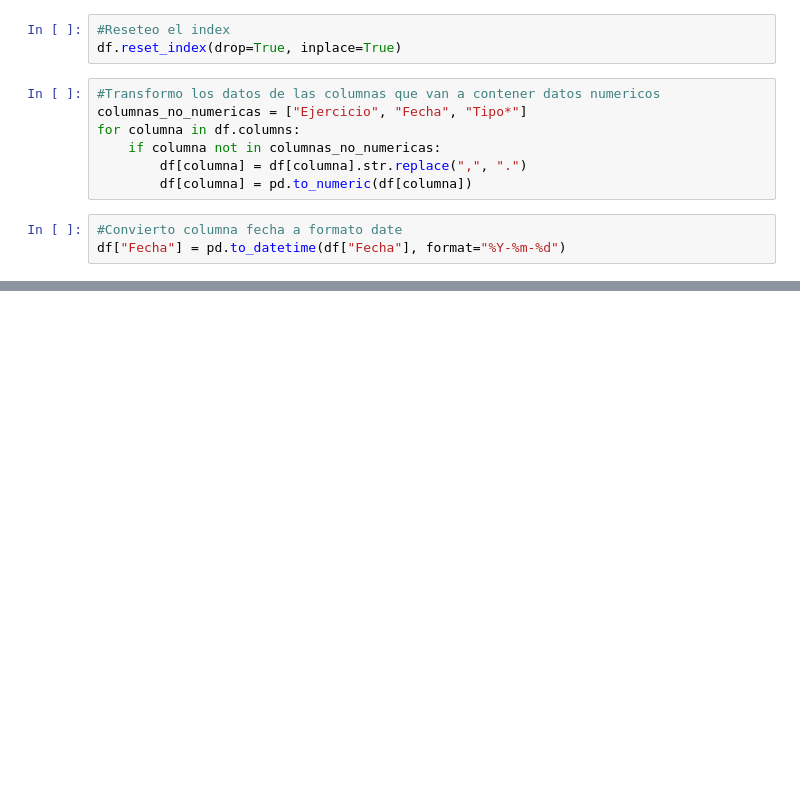
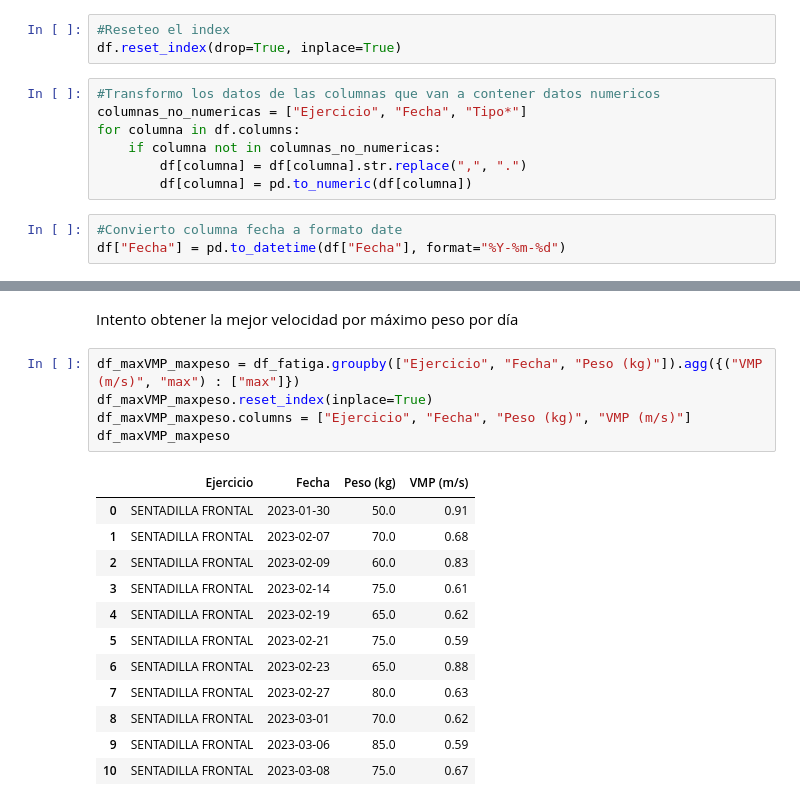
Before and after one commit to Yermanama/Analisis-Datos-Entreno, a Jupyter notebook: proyectoapp/transformacion_data_vitruve.ipynb, the cells around one changed output, grey strips where cells are left out. Saved outputs shown, nothing was run; the diff lists cells and outputs as text; blank space fills up the shorter version.

```diff
--- a/proyectoapp/transformacion_data_vitruve.ipynb
+++ b/proyectoapp/transformacion_data_vitruve.ipynb
@@ -149,3 +137,23 @@ df_fatiga
+# %% [markdown]
+Intento obtener la mejor velocidad por máximo peso por día
+# %%
+df_maxVMP_maxpeso = df_fatiga.groupby(["Ejercicio", "Fecha", "Peso (kg)"]).agg({("VMP (m/s)", "max") : ["max"]})
+df_maxVMP_maxpeso.reset_index(inplace=True)
+df_maxVMP_maxpeso.columns = ["Ejercicio", "Fecha", "Peso (kg)", "VMP (m/s)"]
+df_maxVMP_maxpeso
+# %% [output]
+|  | Ejercicio | Fecha | Peso (kg) | VMP (m/s) |
+| 0 | SENTADILLA FRONTAL | 2023-01-30 | 50.0 | 0.91 |
+| 1 | SENTADILLA FRONTAL | 2023-02-07 | 70.0 | 0.68 |
+| 2 | SENTADILLA FRONTAL | 2023-02-09 | 60.0 | 0.83 |
+| 3 | SENTADILLA FRONTAL | 2023-02-14 | 75.0 | 0.61 |
+| 4 | SENTADILLA FRONTAL | 2023-02-19 | 65.0 | 0.62 |
+| 5 | SENTADILLA FRONTAL | 2023-02-21 | 75.0 | 0.59 |
+| 6 | SENTADILLA FRONTAL | 2023-02-23 | 65.0 | 0.88 |
+| 7 | SENTADILLA FRONTAL | 2023-02-27 | 80.0 | 0.63 |
+| 8 | SENTADILLA FRONTAL | 2023-03-01 | 70.0 | 0.62 |
+| 9 | SENTADILLA FRONTAL | 2023-03-06 | 85.0 | 0.59 |
+| 10 | SENTADILLA FRONTAL | 2023-03-08 | 75.0 | 0.67 |
 # %%
 #Obtengo la media de los porcentajes de fatiga por fecha
 df_fatiga.columns = ["Ejercicio", "Fecha", "nº Serie", "Peso (kg)", "VMP (m/s) min", "VMP (m/s) max", "Fatiga", "Porcentaje de fatiga"]
```
Also changed, not shown: parts of 8 cells of this notebook, 2 other files.
